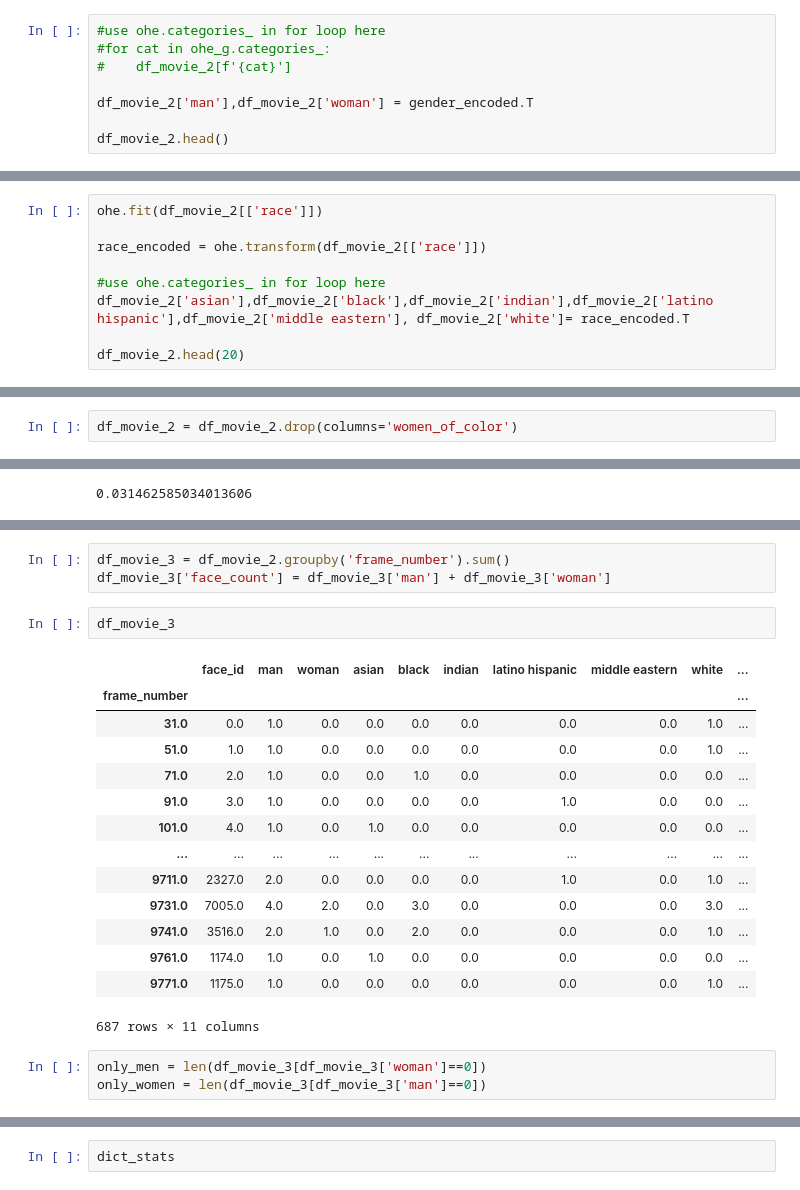
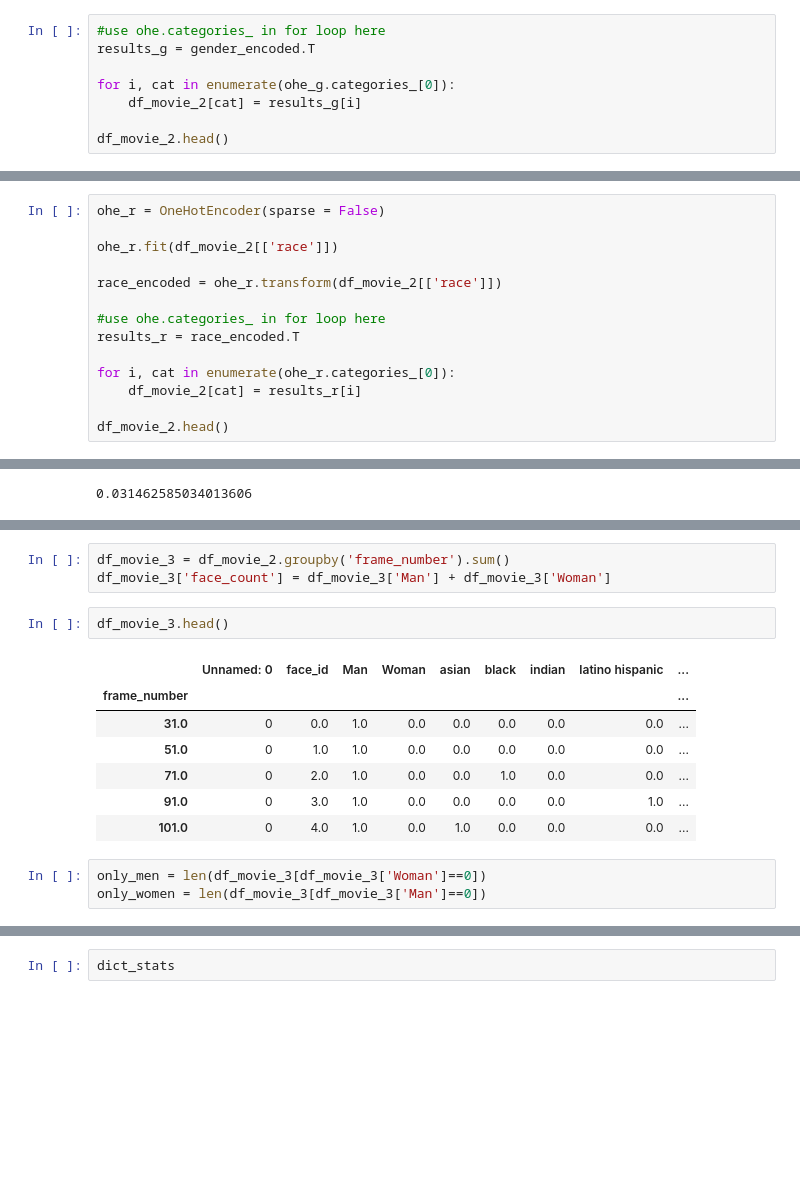
Before and after one commit to moe221/diversity_in_cinema, a Jupyter notebook: notebooks/goGabiO_statistics.ipynb, the cells around one changed output, grey strips where cells are left out. Drawn from its saved outputs; the diff is of its cells as text; blank space fills up the shorter version.

Commit message:
Removed hard-coding for encoded cats

```diff
--- a/notebooks/goGabiO_statistics.ipynb
+++ b/notebooks/goGabiO_statistics.ipynb
@@ -66,9 +70,9 @@ gender_encoded = ohe_g.transform(df_movie_2[['gender']])
 # %%
 #use ohe.categories_ in for loop here
-#for cat in ohe_g.categories_:
-#    df_movie_2[f'{cat}']
+results_g = gender_encoded.T
 
-df_movie_2['man'],df_movie_2['woman'] = gender_encoded.T
+for i, cat in enumerate(ohe_g.categories_[0]):
+    df_movie_2[cat] = results_g[i]
 
 df_movie_2.head()
 # %% [output]
@@ -81,10 +85,15 @@ ohe.categories_
 # %%
-ohe.fit(df_movie_2[['race']])
+ohe_r = OneHotEncoder(sparse = False)
 
-race_encoded = ohe.transform(df_movie_2[['race']])
+ohe_r.fit(df_movie_2[['race']])
+
+race_encoded = ohe_r.transform(df_movie_2[['race']])
 
 #use ohe.categories_ in for loop here
-df_movie_2['asian'],df_movie_2['black'],df_movie_2['indian'],df_movie_2['latino hispanic'],df_movie_2['middle eastern'], df_movie_2['white']= race_encoded.T
+results_r = race_encoded.T
 
-df_movie_2.head(20)
+for i, cat in enumerate(ohe_r.categories_[0]):
+    df_movie_2[cat] = results_r[i]
+
+df_movie_2.head()
 # %% [output]
@@ -108,2 +105,0 @@ df_movie_2.head(20)
-# %%
-df_movie_2 = df_movie_2.drop(columns='women_of_color')
@@ -170,26 +136,19 @@ df_movie_2.head()
 # %%
 df_movie_3 = df_movie_2.groupby('frame_number').sum()
-df_movie_3['face_count'] = df_movie_3['man'] + df_movie_3['woman']
+df_movie_3['face_count'] = df_movie_3['Man'] + df_movie_3['Woman']
 # %%
-df_movie_3
+df_movie_3.head()
 # %% [output]
-|  | face_id | man | woman | asian | black | indian | latino hispanic | middle eastern | white | ... |
-| frame_number |  |  |  |  |  |  |  |  |  | ... |
-| 31.0 | 0.0 | 1.0 | 0.0 | 0.0 | 0.0 | 0.0 | 0.0 | 0.0 | 1.0 | ... |
-| 51.0 | 1.0 | 1.0 | 0.0 | 0.0 | 0.0 | 0.0 | 0.0 | 0.0 | 1.0 | ... |
-| 71.0 | 2.0 | 1.0 | 0.0 | 0.0 | 1.0 | 0.0 | 0.0 | 0.0 | 0.0 | ... |
-| 91.0 | 3.0 | 1.0 | 0.0 | 0.0 | 0.0 | 0.0 | 1.0 | 0.0 | 0.0 | ... |
-| 101.0 | 4.0 | 1.0 | 0.0 | 1.0 | 0.0 | 0.0 | 0.0 | 0.0 | 0.0 | ... |
-| ... | ... | ... | ... | ... | ... | ... | ... | ... | ... | ... |
-| 9711.0 | 2327.0 | 2.0 | 0.0 | 0.0 | 0.0 | 0.0 | 1.0 | 0.0 | 1.0 | ... |
-| 9731.0 | 7005.0 | 4.0 | 2.0 | 0.0 | 3.0 | 0.0 | 0.0 | 0.0 | 3.0 | ... |
-| 9741.0 | 3516.0 | 2.0 | 1.0 | 0.0 | 2.0 | 0.0 | 0.0 | 0.0 | 1.0 | ... |
-| 9761.0 | 1174.0 | 1.0 | 0.0 | 1.0 | 0.0 | 0.0 | 0.0 | 0.0 | 0.0 | ... |
-| 9771.0 | 1175.0 | 1.0 | 0.0 | 0.0 | 0.0 | 0.0 | 0.0 | 0.0 | 1.0 | ... |
+|  | Unnamed: 0 | face_id | Man | Woman | asian | black | indian | latino hispanic | ... |
+| frame_number |  |  |  |  |  |  |  |  | ... |
+| 31.0 | 0 | 0.0 | 1.0 | 0.0 | 0.0 | 0.0 | 0.0 | 0.0 | ... |
+| 51.0 | 0 | 1.0 | 1.0 | 0.0 | 0.0 | 0.0 | 0.0 | 0.0 | ... |
+| 71.0 | 0 | 2.0 | 1.0 | 0.0 | 0.0 | 1.0 | 0.0 | 0.0 | ... |
+| 91.0 | 0 | 3.0 | 1.0 | 0.0 | 0.0 | 0.0 | 0.0 | 1.0 | ... |
+| 101.0 | 0 | 4.0 | 1.0 | 0.0 | 1.0 | 0.0 | 0.0 | 0.0 | ... |
-687 rows × 11 columns
 # %%
-only_men = len(df_movie_3[df_movie_3['woman']==0])
-only_women = len(df_movie_3[df_movie_3['man']==0])
+only_men = len(df_movie_3[df_movie_3['Woman']==0])
+only_women = len(df_movie_3[df_movie_3['Man']==0])
 # %%
 dict_stats = {'total_frames': [len(df_movie_3)], 'total_seconds': [len(df_movie_3)/2],
               'total_faces': [df_movie_3['face_count'].sum()],
```
Also changed, not shown: parts of 11 cells of this notebook.
